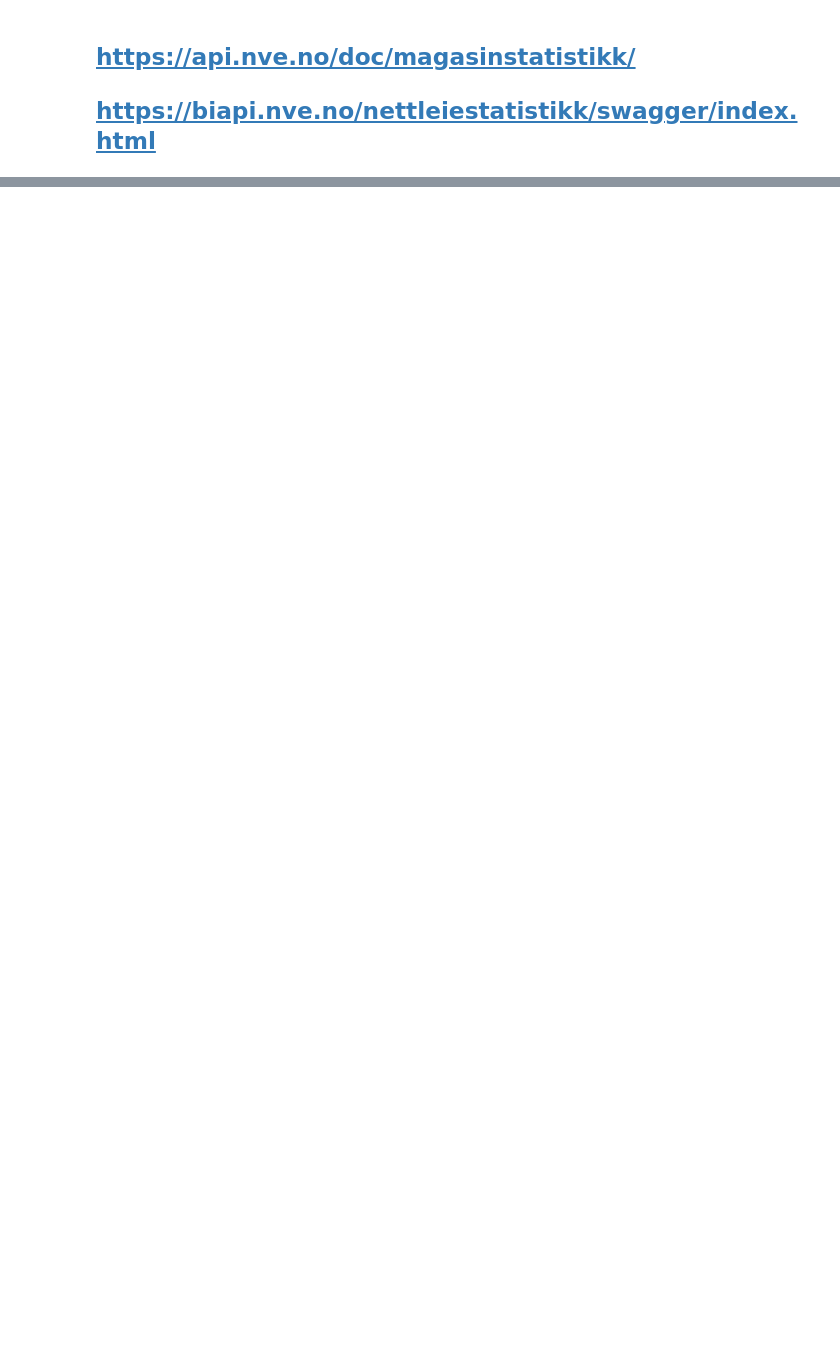
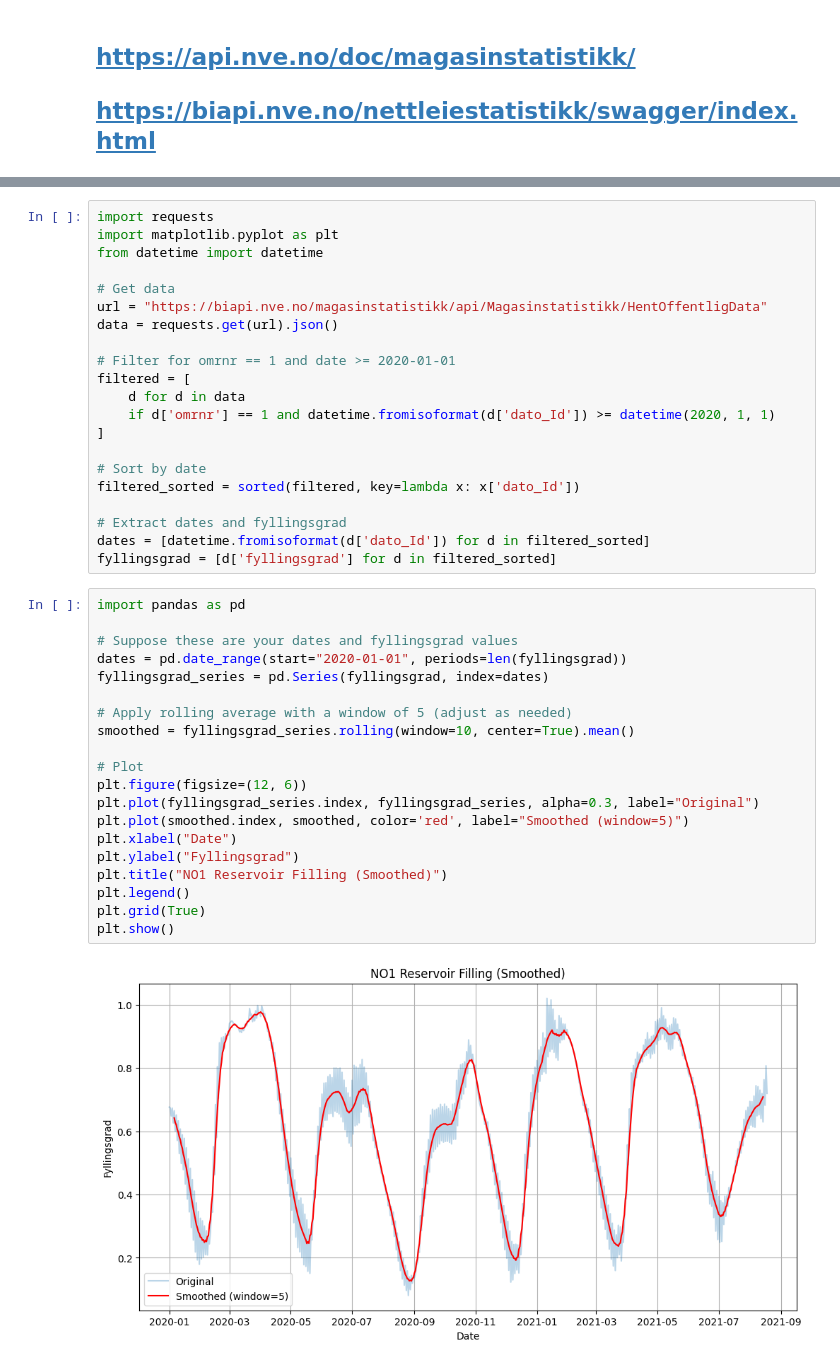
Before and after one commit to BI-DS/GRA4157, a Jupyter notebook: lectures/04-pandas/04-pandas.ipynb, the cells around one changed output, grey strips where cells are left out. Cells and saved outputs as stored; diff of their text form; blank space fills up the shorter version.

```diff
--- a/lectures/04-pandas/04-pandas.ipynb
+++ b/lectures/04-pandas/04-pandas.ipynb
@@ -1937,0 +1934,43 @@ data.json()
+# %%
+import requests
+import matplotlib.pyplot as plt
+from datetime import datetime
+
+# Get data
+url = "https://biapi.nve.no/magasinstatistikk/api/Magasinstatistikk/HentOffentligData"
+data = requests.get(url).json()
+
+# Filter for omrnr == 1 and date >= 2020-01-01
+filtered = [
+    d for d in data
+    if d['omrnr'] == 1 and datetime.fromisoformat(d['dato_Id']) >= datetime(2020, 1, 1)
+]
+
+# Sort by date
+filtered_sorted = sorted(filtered, key=lambda x: x['dato_Id'])
+
+# Extract dates and fyllingsgrad
+dates = [datetime.fromisoformat(d['dato_Id']) for d in filtered_sorted]
+fyllingsgrad = [d['fyllingsgrad'] for d in filtered_sorted]
+# %%
+import pandas as pd
+
+# Suppose these are your dates and fyllingsgrad values
+dates = pd.date_range(start="2020-01-01", periods=len(fyllingsgrad))
+fyllingsgrad_series = pd.Series(fyllingsgrad, index=dates)
+
+# Apply rolling average with a window of 5 (adjust as needed)
+smoothed = fyllingsgrad_series.rolling(window=10, center=True).mean()
+
+# Plot
+plt.figure(figsize=(12, 6))
+plt.plot(fyllingsgrad_series.index, fyllingsgrad_series, alpha=0.3, label="Original")
+plt.plot(smoothed.index, smoothed, color='red', label="Smoothed (window=5)")
+plt.xlabel("Date")
+plt.ylabel("Fyllingsgrad")
+plt.title("NO1 Reservoir Filling (Smoothed)")
+plt.legend()
+plt.grid(True)
+plt.show()
+# %% [output]
+[figure, added]
```
Also changed, not shown: parts of 29 cells of this notebook, 6 other files.
